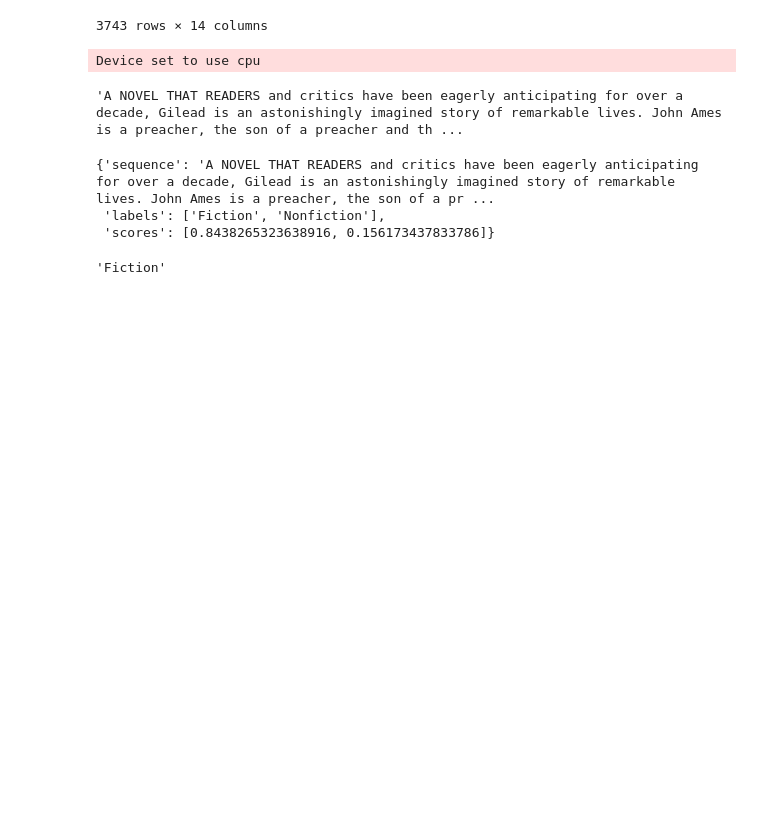
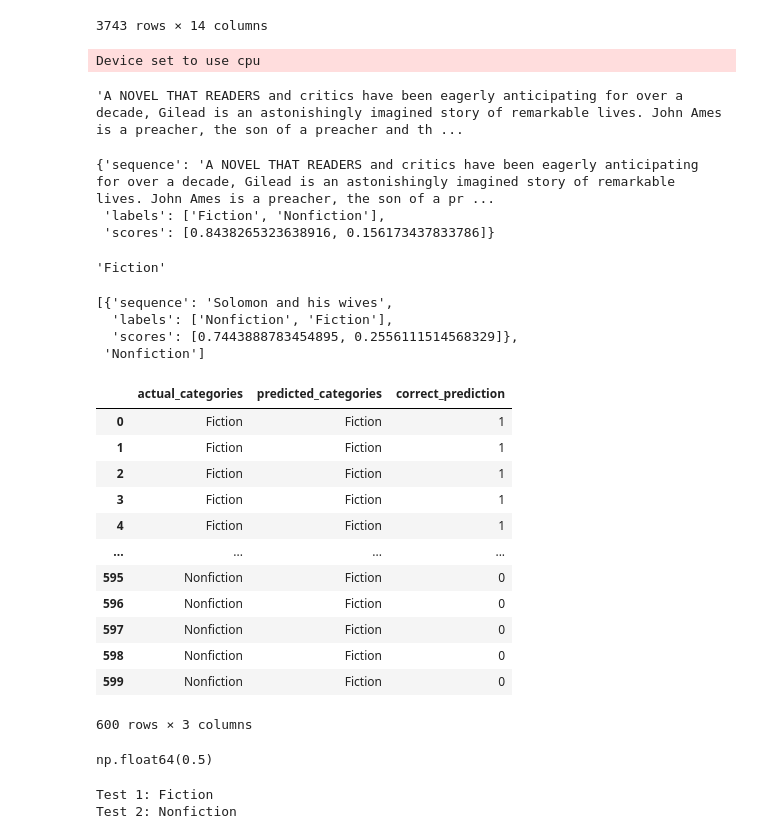
Before and after one commit to abelfx/Semantic_Book_Recommendator, a Jupyter notebook: vector_search.ipynb, the cells around one changed output. Cells and saved outputs as stored; diff of their text form; code cells hidden in the pictures; blank space fills up the shorter version.

Commit message:
bug in prediction function fixed

```diff
--- a/vector_search.ipynb
+++ b/vector_search.ipynb
@@ -245,11 +245,18 @@ max_label.strip("'")
 # %% [output]
 'Fiction'
 # %%
-def generate_predictions(sequence: str, categories: list) -> str:
+def generate_predictions(sequence: str, categories: list) -> list:
     predictions = pipe(sequence, categories)
     max_index = np.argmax(predictions["scores"])
     max_label = predictions["labels"][max_index]
-    return max_label
+    return [predictions, max_label]
+# %%
+generate_predictions("Solomon and his wives", fiction_categories)
+# %% [output]
+[{'sequence': 'Solomon and his wives',
+  'labels': ['Nonfiction', 'Fiction'],
+  'scores': [0.7443888783454895, 0.2556111514568329]},
+ 'Nonfiction']
 # %%
 # how accurate is the model
 
@@ -268,3 +275,21 @@ for i in tqdm(range(300)):
     actual_cats += ["Nonfiction"]
 
 # model was correct 77.8% of the time | this is good for a model that was not designed for these specific cats
+# %%
+prediction_df = pd.DataFrame({"actual_categories": actual_cats, "predicted_categories": predicted_cats})
+# %%
+prediction_df[["actual_categories", "predicted_categories", "correct_prediction"]].head(600)  # looks like it did good
+# %% [output]
+|  | actual_categories | predicted_categories | correct_prediction |
+| 0 | Fiction | Fiction | 1 |
+| 1 | Fiction | Fiction | 1 |
+| 2 | Fiction | Fiction | 1 |
+| 3 | Fiction | Fiction | 1 |
+| 4 | Fiction | Fiction | 1 |
+| ... | ... | ... | ... |
+| 595 | Nonfiction | Fiction | 0 |
+| 596 | Nonfiction | Fiction | 0 |
+| 597 | Nonfiction | Fiction | 0 |
+| 598 | Nonfiction | Fiction | 0 |
+| 599 | Nonfiction | Fiction | 0 |
+600 rows × 3 columns
@@ -270,0 +298,19 @@ for i in tqdm(range(300)):
+# %%
+accuracy = prediction_df["correct_prediction"].sum() / len(prediction_df)
+accuracy
+# %% [output]
+np.float64(0.5)
+# %%
+# testing if the model works on Nonfiction categories
+test_1 = pipe("A story about Dragons and magic", fiction_categories)
+test_1
+result = test_1["labels"][np.argmax(test_1["scores"])]
+print("Test 1:",result)
+
+test_2 = pipe("Mathematics in modern life", fiction_categories)
+test_2
+result2 = test_2["labels"][np.argmax(test_2["scores"])]
+print("Test 2:",result2)
+# %% [output]
+Test 1: Fiction
+Test 2: Nonfiction
```
Also changed, not shown: parts of 2 cells of this notebook.
